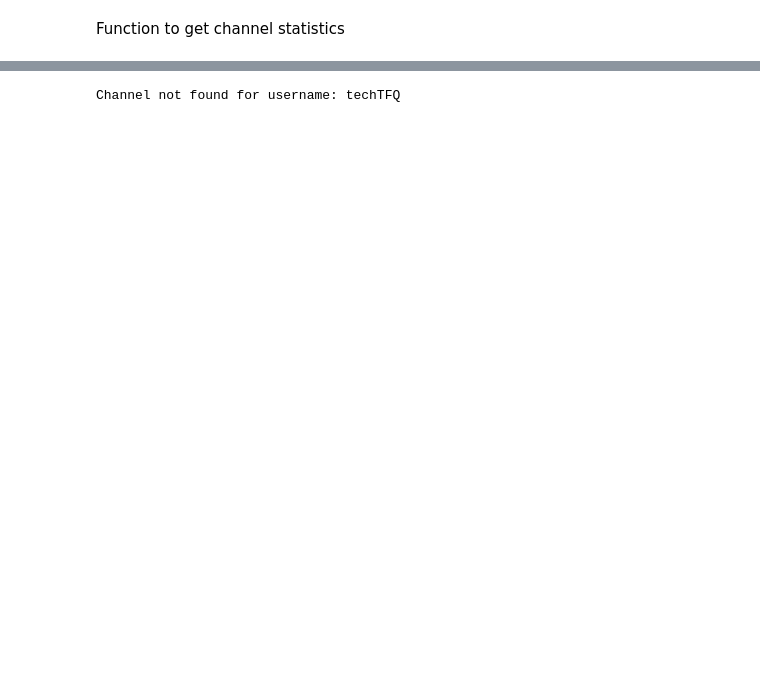
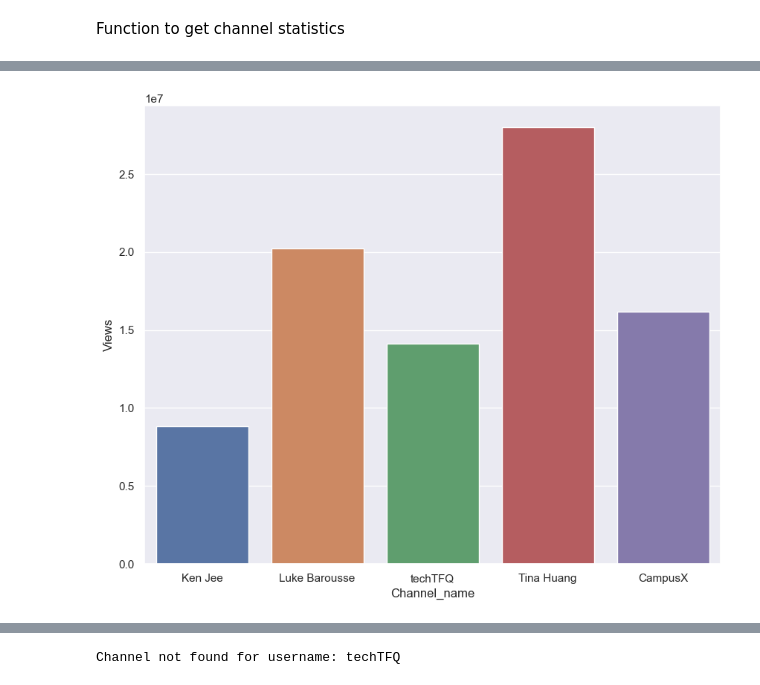
Before and after one commit to kanishkasah20/Scrape-YouTube-using-YouTube-Data-API-Python-Project, a Jupyter notebook: YT-Analysis-Project.ipynb, the cells around one changed output, grey strips where cells are left out. Drawn from its saved outputs; the diff is of its cells as text; code cells hidden in the pictures; blank space fills up the shorter version.

```diff
--- a/YT-Analysis-Project.ipynb
+++ b/YT-Analysis-Project.ipynb
@@ -39,0 +93,4 @@ get_channel_stats(youtube, channel_id)
+# %%
+ax = sns.barplot(x='Channel_name',y='Views',data=channel_data)
+# %% [output]
+[figure, added]
```
Also changed, not shown: parts of 36 cells of this notebook.
